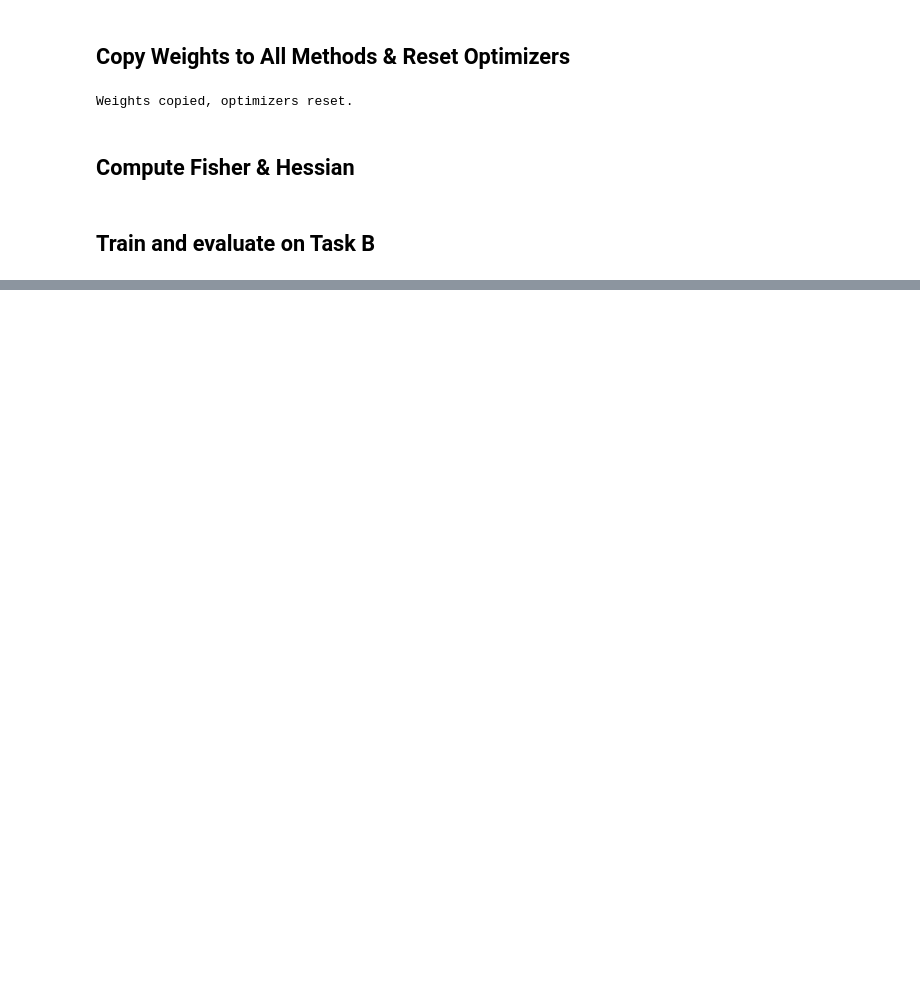
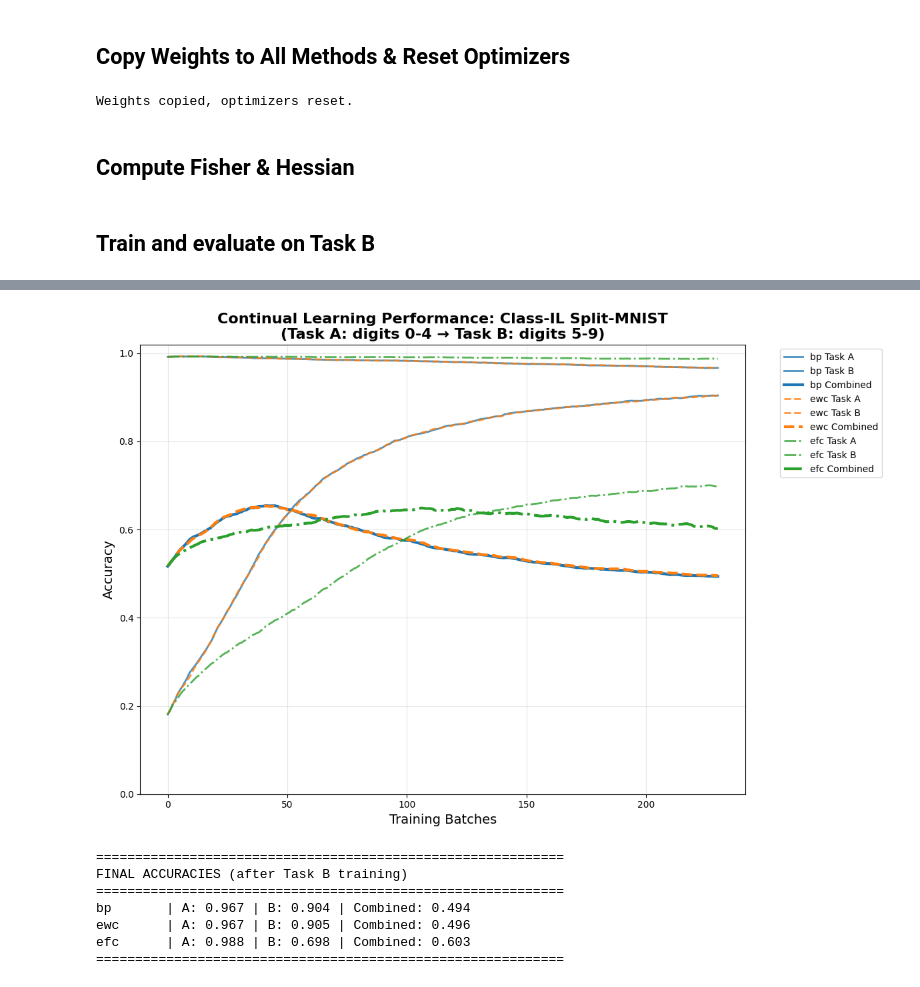
Before and after one commit to s-de-haan/Equilibrium-Fisher-Control, a Jupyter notebook: theory_validation.ipynb, the cells around one changed output, grey strips where cells are left out. Drawn from its saved outputs; the diff is of its cells as text; code cells hidden in the pictures; blank space fills up the shorter version.

```diff
--- a/theory_validation.ipynb
+++ b/theory_validation.ipynb
@@ -23,18 +25,18 @@ from src.utils import dotdict
 ## Config
 # %%
 config = {
-    "lr": 1e-4,
+    "lr": 5e-4,
     "batch_size": 256,
     "epochs": 10,
     "mode": "di",  # or "di"
-    "num_workers": 8,
+    "num_workers": 0,
     "loss_fn": "ce", # "mse"
     "optimizer": "Adam",
     "scheduler": "CosineAnnealingLR",
     "device": "cuda" if torch.cuda.is_available() else "cpu",
     "output_dir": "./outputs",
     "seed": 0,
-    "target_lr": 1e-2, # needs to be < time_constant_ratio
+    "target_lr": 1.0, # needs to be < time_constant_ratio
     "alpha_di": 0.0017,
     "alpha_I": 0.0017,
     "tau": 0.032,
@@ -245,0 +296,48 @@ train_on_B(epochs=20)
+# %%
+# Create the plot
+fig, ax = plt.subplots(1, 1, figsize=(12, 8))
+
+# Plot each method
+colors = {'bp': 'tab:blue', 'ewc': 'tab:orange', 'efc': 'tab:green', 'ehc': 'tab:red'}
+linestyles = {'bp': '-', 'ewc': '--', 'efc': '-.', 'ehc': ':'}
+
+for name in nets.keys():
+    # Interpolate to same length for smooth plotting (if eval_every_n_batches > 1)
+    x = np.arange(len(acc_logs[name]['acc_A']))
+
+    ax.plot(x, acc_logs[name]['acc_A'], label=f'{name} Task A',
+            color=colors[name], linestyle=linestyles[name], linewidth=2, alpha=0.8)
+    ax.plot(x, acc_logs[name]['acc_B'], label=f'{name} Task B',
+            color=colors[name], linestyle=linestyles[name], linewidth=2, alpha=0.8)
+    ax.plot(x, acc_logs[name]['combined'], label=f'{name} Combined',
+            color=colors[name], linestyle=linestyles[name], linewidth=3, alpha=1.0)
+
+# Formatting
+ax.set_xlabel('Training Batches', fontsize=14)
+ax.set_ylabel('Accuracy', fontsize=14)
+ax.set_title('Continual Learning Performance: Class-IL Split-MNIST\n'
+             '(Task A: digits 0-4 → Task B: digits 5-9)', fontsize=16, fontweight='bold')
+ax.set_ylim(0, 1.02)
+ax.grid(True, alpha=0.3)
+ax.legend(bbox_to_anchor=(1.05, 1), loc='upper left')
+
+plt.tight_layout()
+plt.show()
+
+# Print final accuracies
+print("\n" + "="*60)
+print("FINAL ACCURACIES (after Task B training)")
+print("="*60)
+for name in nets.keys():
+    print(f"{name:8s} | A: {acc_logs[name]['acc_A'][-1]:.3f} | "
+          f"B: {acc_logs[name]['acc_B'][-1]:.3f} | Combined: {acc_logs[name]['combined'][-1]:.3f}")
+print("="*60)
+# %% [output]
+[figure, added]
+============================================================
+FINAL ACCURACIES (after Task B training)
+============================================================
+bp       | A: 0.967 | B: 0.904 | Combined: 0.494
+ewc      | A: 0.967 | B: 0.905 | Combined: 0.496
+efc      | A: 0.988 | B: 0.698 | Combined: 0.603
+============================================================
```
Also changed, not shown: parts of 6 cells of this notebook, 2 other files.
